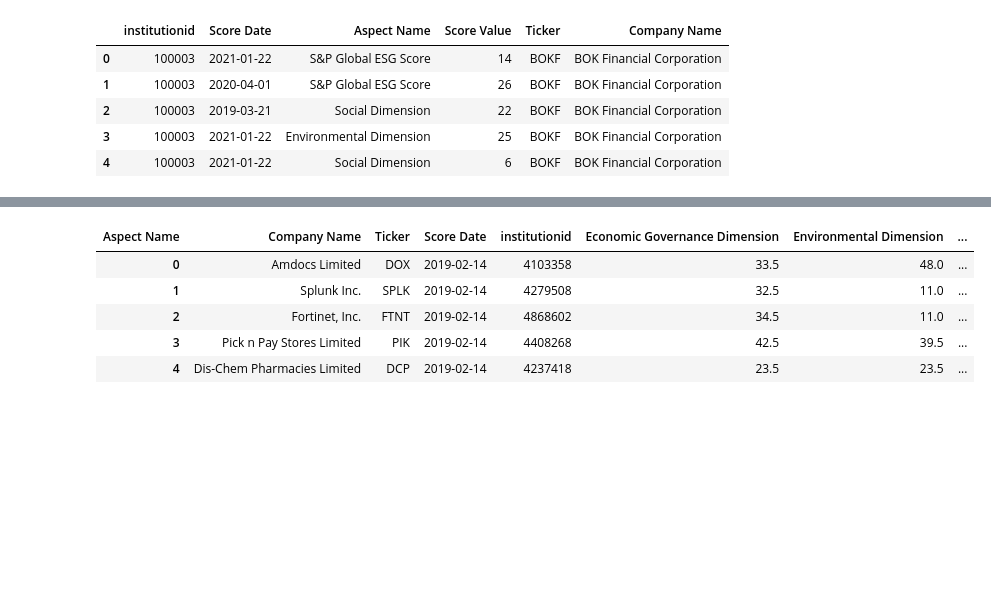
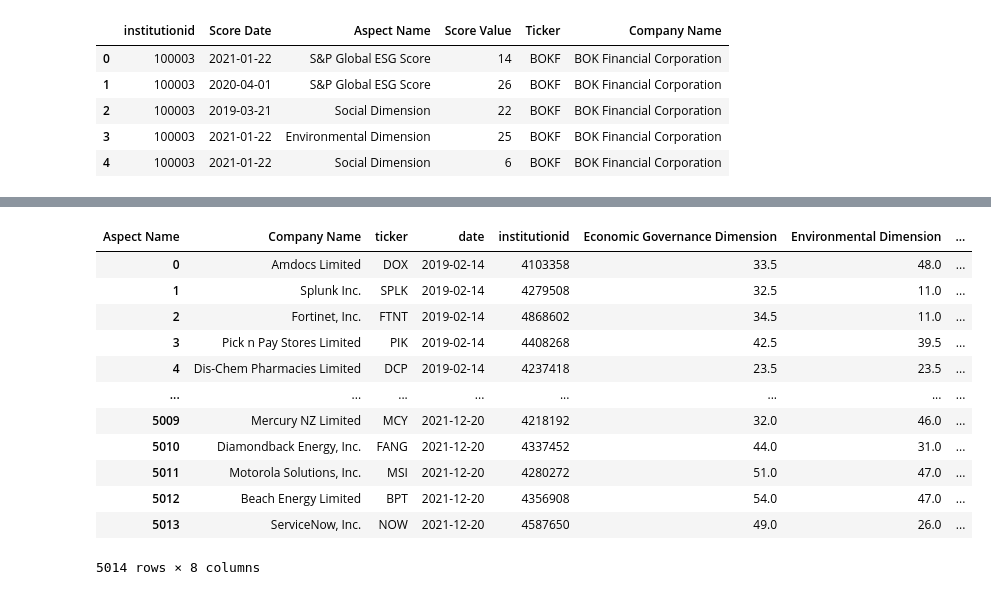
Before and after one commit to TDR474/ESG-Fama-French, a Jupyter notebook: wrds.ipynb, the cells around one changed output, grey strips where cells are left out. Cells and saved outputs as stored; diff of their text form; code cells hidden in the pictures; blank space fills up the shorter version.

```diff
--- a/wrds.ipynb
+++ b/wrds.ipynb
@@ -107,0 +108,4 @@ esg_score_finished.head()
+# %%
+# rename Ticker to ticker, Score Date to date
+esg_score_finished = esg_score_finished.rename(columns={'Ticker': 'ticker', 'Score Date': 'date'})
+esg_score_finished.head()
@@ -108,9 +143,16 @@ esg_score_finished.head()
 # %%
-esg_score_finished.head()
+esg_score_finished
 # %% [output]
-| Aspect Name | Company Name | Ticker | Score Date | institutionid | Economic Governance Dimension | Environmental Dimension | ... |
+| Aspect Name | Company Name | ticker | date | institutionid | Economic Governance Dimension | Environmental Dimension | ... |
 | 0 | Amdocs Limited | DOX | 2019-02-14 | 4103358 | 33.5 | 48.0 | ... |
 | 1 | Splunk Inc. | SPLK | 2019-02-14 | 4279508 | 32.5 | 11.0 | ... |
 | 2 | Fortinet, Inc. | FTNT | 2019-02-14 | 4868602 | 34.5 | 11.0 | ... |
 | 3 | Pick n Pay Stores Limited | PIK | 2019-02-14 | 4408268 | 42.5 | 39.5 | ... |
 | 4 | Dis-Chem Pharmacies Limited | DCP | 2019-02-14 | 4237418 | 23.5 | 23.5 | ... |
+| ... | ... | ... | ... | ... | ... | ... | ... |
+| 5009 | Mercury NZ Limited | MCY | 2021-12-20 | 4218192 | 32.0 | 46.0 | ... |
+| 5010 | Diamondback Energy, Inc. | FANG | 2021-12-20 | 4337452 | 44.0 | 31.0 | ... |
+| 5011 | Motorola Solutions, Inc. | MSI | 2021-12-20 | 4280272 | 51.0 | 47.0 | ... |
+| 5012 | Beach Energy Limited | BPT | 2021-12-20 | 4356908 | 54.0 | 47.0 | ... |
+| 5013 | ServiceNow, Inc. | NOW | 2021-12-20 | 4587650 | 49.0 | 26.0 | ... |
+5014 rows × 8 columns
```
Also changed, not shown: parts of 17 cells of this notebook, 5 other files.
